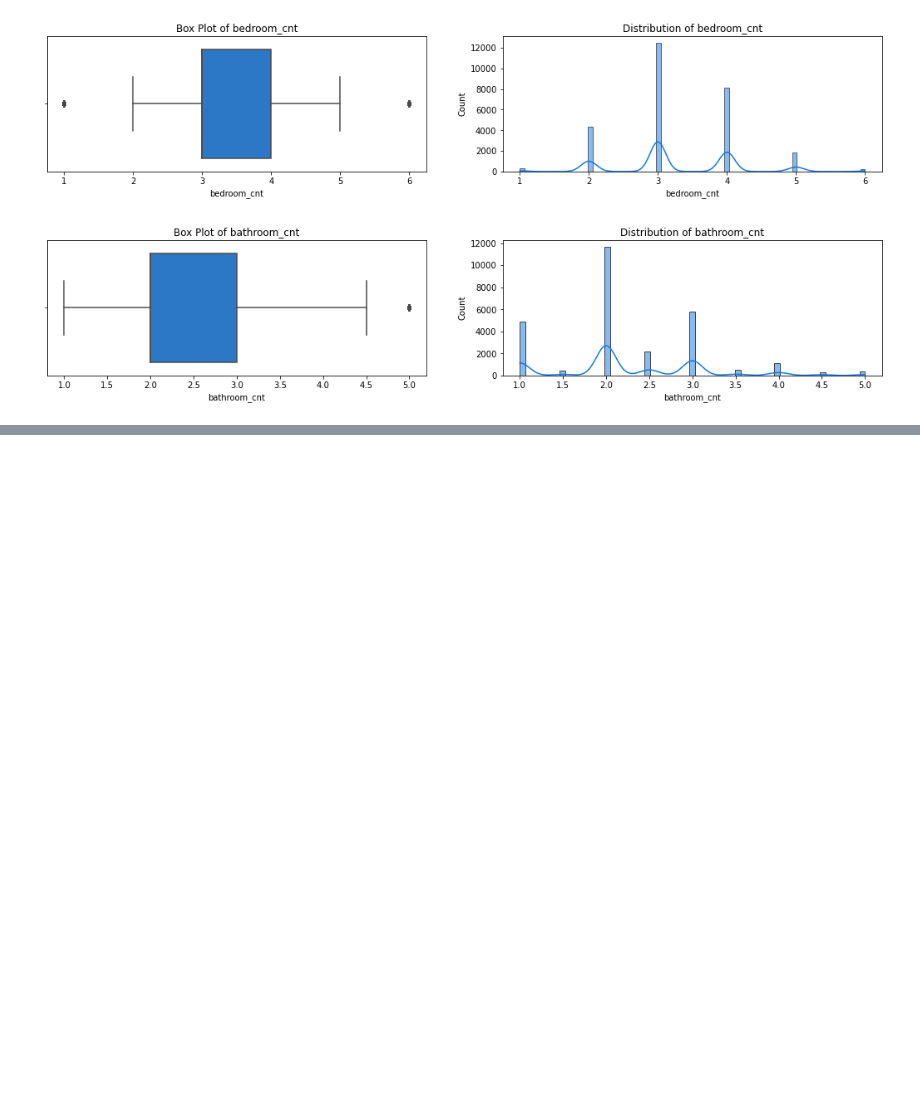
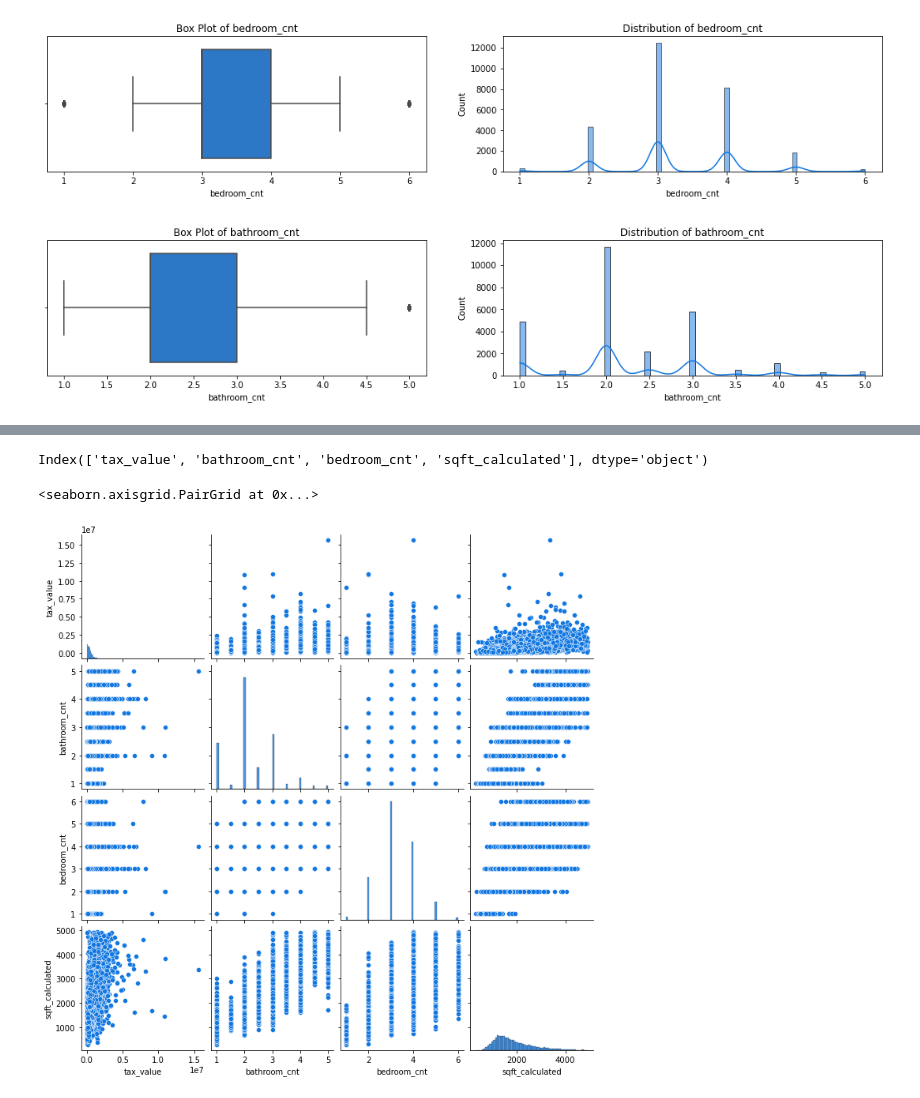
Before and after one commit to HeatherOrtegaMcMillan/zillow_regression_project, a Jupyter notebook: inital_notebook.ipynb, the cells around one changed output, grey strips where cells are left out. Drawn from its saved outputs; the diff is of its cells as text; code cells hidden in the pictures; blank space fills up the shorter version.

```diff
--- a/inital_notebook.ipynb
+++ b/inital_notebook.ipynb
@@ -331,0 +367,5 @@ ex.explore_univariate(df_new)
+# %%
+df = w.wrangle_zillow()
+# %%
+# drop columns I don't need for exploration
+df = df.drop(columns=['parcel_id', 'fips', 'tax_amount', 'transaction_date'])
@@ -331,0 +383,9 @@ ex.explore_univariate(df_new)
+# %%
+train.columns
+# %% [output]
+Index(['tax_value', 'bathroom_cnt', 'bedroom_cnt', 'sqft_calculated'], dtype='object')
+# %%
+sns.pairplot(train)
+# %% [output]
+<seaborn.axisgrid.PairGrid at 0x...>
+[figure, added]
```
Also changed, not shown: parts of 18 cells of this notebook, 2 other files.
